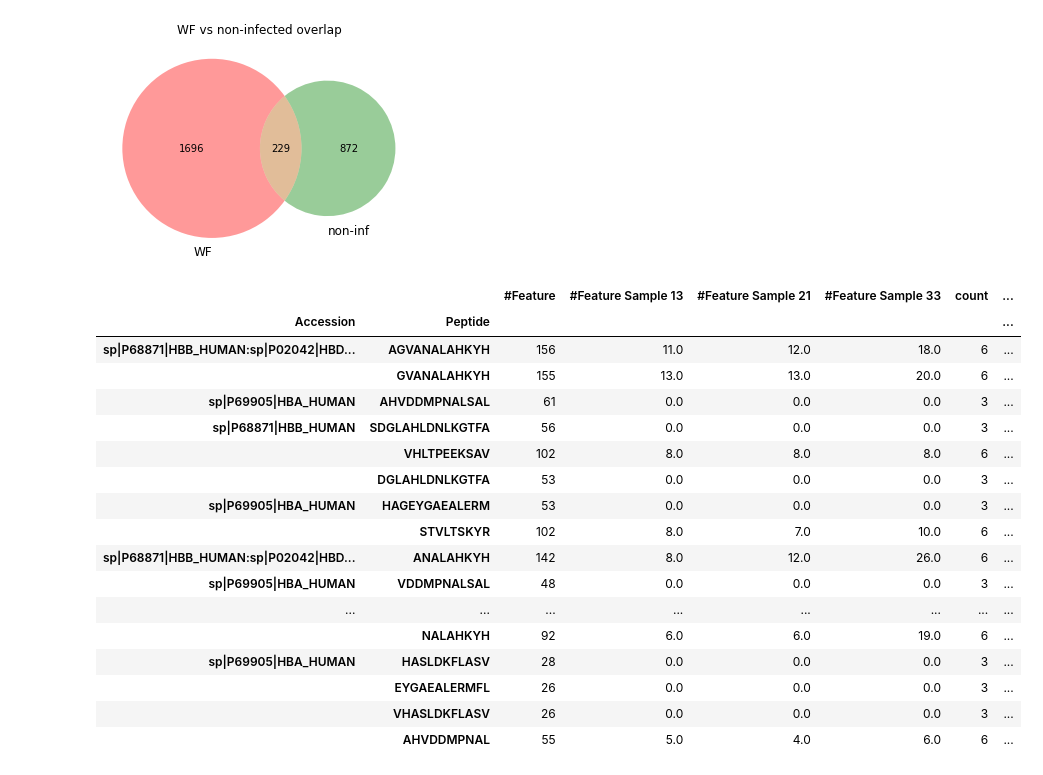
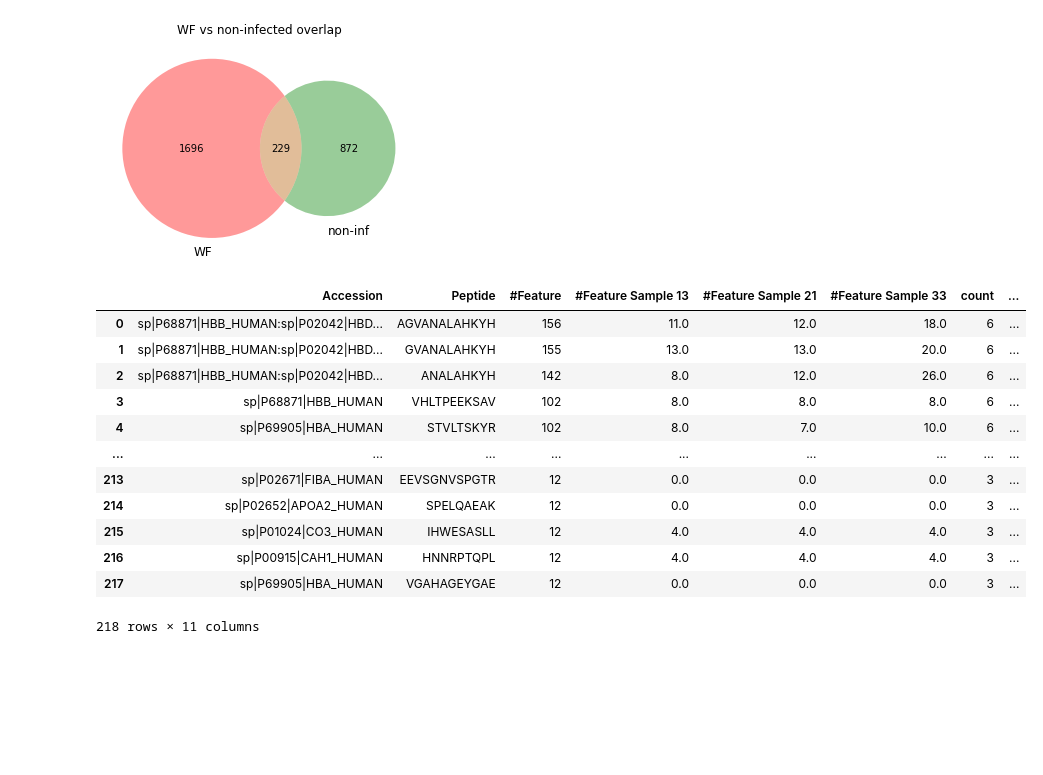
Before and after one commit to ErikHartman/peptidomic_py, a Jupyter notebook: between_group_analysis.ipynb, the cells around one changed output. Drawn from its saved outputs; the diff is of its cells as text; code cells hidden in the pictures; blank space fills up the shorter version.

```diff
--- a/between_group_analysis.ipynb
+++ b/between_group_analysis.ipynb
@@ -157,29 +159,26 @@ Text(0.5, 1.0, 'WF vs non-infected overlap')
 # %%
 df_inf_same=df_inf.loc[(df_inf['count']==3)]
 
 df_ninf_inf=df_ninf_same.append(df_inf_same)
 df_ninf_inf.reset_index()
 df_ninf_inf=df_ninf_inf.groupby(['Accession','Peptide']).sum()
 df_ninf_inf=df_ninf_inf.sort_values(['count','#Feature'], ascending=False)
 df_ninf_inf['Difference (ninf-inf)']=(df_ninf_inf['#Feature Sample 13']+df_ninf_inf['#Feature Sample 21']+df_ninf_inf['#Feature Sample 33'])-(df_ninf_inf['#Feature Sample 31']+df_ninf_inf['#Feature Sample 34']+df_ninf_inf['#Feature Sample 39'])
-df_ninf_inf.sort_values(['Difference (ninf-inf)'])[0:30]
+df_ninf_inf=df_ninf_inf.sort_values(['#Feature'], ascending=False)
+df_ninf_inf.reset_index(inplace=True)
+df_ninf_inf
 # %% [output]
-|  |  | #Feature | #Feature Sample 13 | #Feature Sample 21 | #Feature Sample 33 | count | ... |
-| Accession | Peptide |  |  |  |  |  | ... |
-| sp|P68871|HBB_HUMAN:sp|P02042|HBD... | AGVANALAHKYH | 156 | 11.0 | 12.0 | 18.0 | 6 | ... |
-|  | GVANALAHKYH | 155 | 13.0 | 13.0 | 20.0 | 6 | ... |
-| sp|P69905|HBA_HUMAN | AHVDDMPNALSAL | 61 | 0.0 | 0.0 | 0.0 | 3 | ... |
-| sp|P68871|HBB_HUMAN | SDGLAHLDNLKGTFA | 56 | 0.0 | 0.0 | 0.0 | 3 | ... |
-|  | VHLTPEEKSAV | 102 | 8.0 | 8.0 | 8.0 | 6 | ... |
-|  | DGLAHLDNLKGTFA | 53 | 0.0 | 0.0 | 0.0 | 3 | ... |
-| sp|P69905|HBA_HUMAN | HAGEYGAEALERM | 53 | 0.0 | 0.0 | 0.0 | 3 | ... |
-|  | STVLTSKYR | 102 | 8.0 | 7.0 | 10.0 | 6 | ... |
-| sp|P68871|HBB_HUMAN:sp|P02042|HBD... | ANALAHKYH | 142 | 8.0 | 12.0 | 26.0 | 6 | ... |
-| sp|P69905|HBA_HUMAN | VDDMPNALSAL | 48 | 0.0 | 0.0 | 0.0 | 3 | ... |
-| ... | ... | ... | ... | ... | ... | ... | ... |
-|  | NALAHKYH | 92 | 6.0 | 6.0 | 19.0 | 6 | ... |
-| sp|P69905|HBA_HUMAN | HASLDKFLASV | 28 | 0.0 | 0.0 | 0.0 | 3 | ... |
-|  | EYGAEALERMFL | 26 | 0.0 | 0.0 | 0.0 | 3 | ... |
-|  | VHASLDKFLASV | 26 | 0.0 | 0.0 | 0.0 | 3 | ... |
-|  | AHVDDMPNAL | 55 | 5.0 | 4.0 | 6.0 | 6 | ... |
+|  | Accession | Peptide | #Feature | #Feature Sample 13 | #Feature Sample 21 | #Feature Sample 33 | count | ... |
+| 0 | sp|P68871|HBB_HUMAN:sp|P02042|HBD... | AGVANALAHKYH | 156 | 11.0 | 12.0 | 18.0 | 6 | ... |
+| 1 | sp|P68871|HBB_HUMAN:sp|P02042|HBD... | GVANALAHKYH | 155 | 13.0 | 13.0 | 20.0 | 6 | ... |
+| 2 | sp|P68871|HBB_HUMAN:sp|P02042|HBD... | ANALAHKYH | 142 | 8.0 | 12.0 | 26.0 | 6 | ... |
+| 3 | sp|P68871|HBB_HUMAN | VHLTPEEKSAV | 102 | 8.0 | 8.0 | 8.0 | 6 | ... |
+| 4 | sp|P69905|HBA_HUMAN | STVLTSKYR | 102 | 8.0 | 7.0 | 10.0 | 6 | ... |
+| ... | ... | ... | ... | ... | ... | ... | ... | ... |
+| 213 | sp|P02671|FIBA_HUMAN | EEVSGNVSPGTR | 12 | 0.0 | 0.0 | 0.0 | 3 | ... |
+| 214 | sp|P02652|APOA2_HUMAN | SPELQAEAK | 12 | 0.0 | 0.0 | 0.0 | 3 | ... |
+| 215 | sp|P01024|CO3_HUMAN | IHWESASLL | 12 | 4.0 | 4.0 | 4.0 | 3 | ... |
+| 216 | sp|P00915|CAH1_HUMAN | HNNRPTQPL | 12 | 4.0 | 4.0 | 4.0 | 3 | ... |
+| 217 | sp|P69905|HBA_HUMAN | VGAHAGEYGAE | 12 | 0.0 | 0.0 | 0.0 | 3 | ... |
+218 rows × 11 columns
 # %%
```
Also changed, not shown: parts of 3 cells of this notebook, 1 other file.
